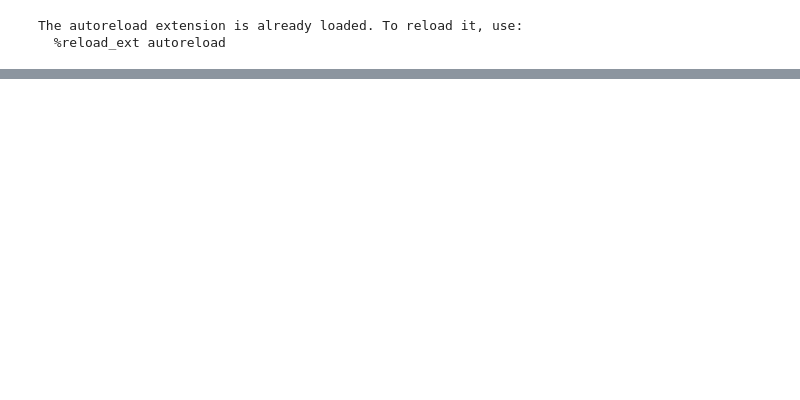
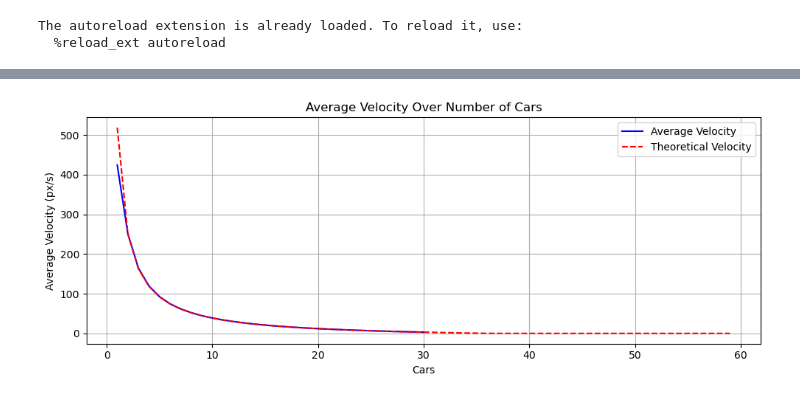
Before and after one commit to yuval-levi-046/PROM-Physical-Simulation, a Jupyter notebook: simulator.ipynb, the cells around one changed output, grey strips where cells are left out. Saved outputs shown, nothing was run; the diff lists cells and outputs as text; code cells hidden in the pictures; blank space fills up the shorter version.

```diff
--- a/simulator.ipynb
+++ b/simulator.ipynb
@@ -60,0 +68,33 @@ plt.show()
+# %%
+# Run loop
+
+avg_velocities = []
+for i in range(30):
+
+    system = System(dt=dt, final_time=sim_time)
+
+    start_pos = (0, 300)
+    end_pos = (800, 300)
+    road = Road(1, 10000, start_pos, end_pos)
+
+
+    system.add_road(road)
+    road.set_next_road(road)
+
+    logger = DataLogger(expected_total_cars=50, tag="basic_one_road_test")
+    controller = TrafficController(system, logger=logger)
+
+    controller.equal_distance_car_creator(i+1, "basic", 0, 0)
+
+    for _ in range(int(system.final_time / system.dt)):
+        controller.control(system.dt)
+        system.update(logger=logger)
+
+    df = logger.to_dataframe()
+    avg_velocity_by_time = df.groupby("time")["velocity"].mean()
+    avg_velocities.append([i+1, avg_velocity_by_time[sim_time-1]])
+    print(avg_velocities[-1])
+
+avg_velocities = np.array(avg_velocities)
+x = avg_velocities[:, 0]  # car numbers
+y = avg_velocities[:, 1]  # average velocities
@@ -60,0 +119,13 @@ plt.show()
+# %%
+plt.figure(figsize=(10, 4))
+plt.plot(x, y, label="Average Velocity", color='blue')
+plt.plot(x_vals, y_theory, label="Theoretical Velocity", color='red', linestyle='--')
+plt.xlabel("Cars")
+plt.ylabel("Average Velocity (px/s)")
+plt.title("Average Velocity Over Number of Cars")
+plt.grid(True)
+plt.legend()
+plt.tight_layout()
+plt.show()
+# %% [output]
+[figure, added]
```
Also changed, not shown: parts of 13 cells of this notebook, 13 other files.
